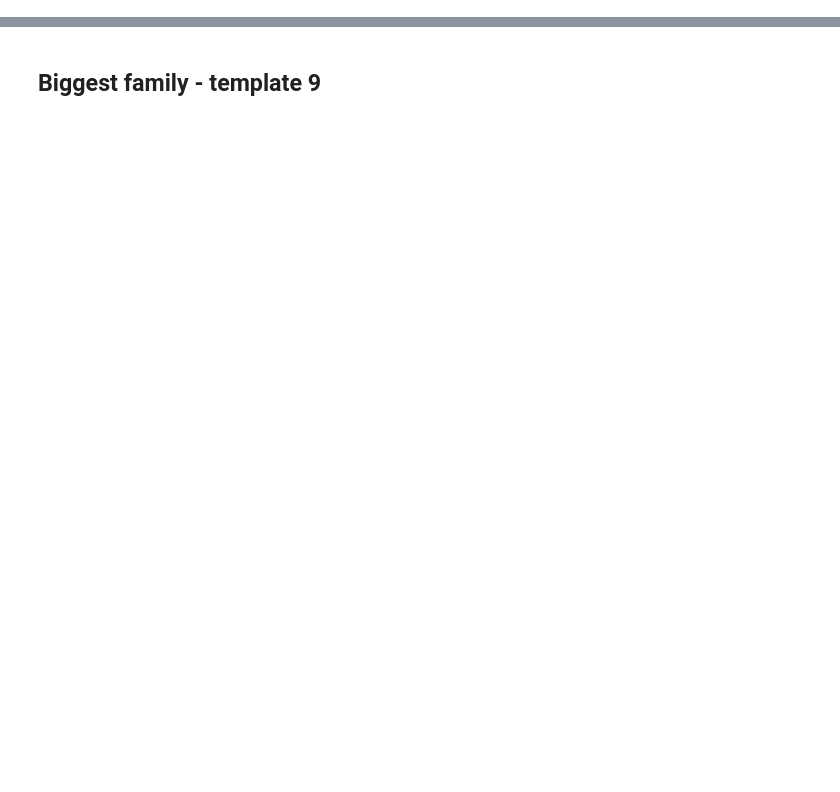
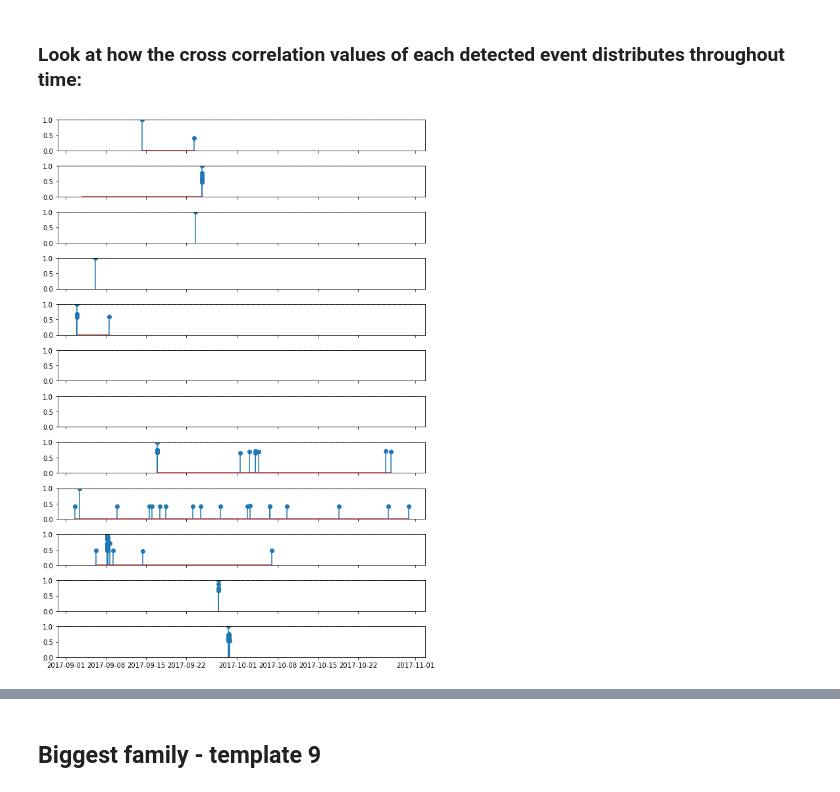
Before and after one commit to zoekrauss/endeavour_clustering, a Jupyter notebook: read_detections.ipynb, the cells around one changed output, grey strips where cells are left out. Cells and saved outputs as stored; diff of their text form; code cells hidden in the pictures; blank space fills up the shorter version.

```diff
--- a/read_detections.ipynb
+++ b/read_detections.ipynb
@@ -126,0 +119,23 @@ Family of 1 detections from template growclust16_ev520891
+# %% [markdown]
+### Look at how the cross correlation values of each detected event distributes throughout time:
+# %%
+fig = plt.figure(figsize=(10,15))
+axs = fig.subplots(len(party.families), 1, gridspec_kw={'hspace': 0.5},sharey=True,sharex=True)
+
+for i,family in enumerate(party):
+    times = [detection.detect_time.datetime for detection in family.detections]
+    vals = [detection.detect_val for detection in family.detections]
+    thresh = [detection.threshold for detection in family.detections]
+    chans = [detection.no_chans for detection in family.detections]
+    av_chan_corrs = []
+    for j,val in enumerate(vals):
+        av_chan_corrs.append((vals[j]/chans[j]))
+
+    if len(times) > 0:
+        axs[i].stem(times,av_chan_corrs)
+    axs[i].axhline(1,color='k',linestyle='--')
+    axs[i].set_ylim(0,1)
+    # axs[i].set_xlim(datetime(2017,9,8),datetime(2017,9,9))
+    # axs[i].set_xlim(datetime(2017,9,24),datetime(2017,9,25))
+# %% [output]
+[figure, added]
```
Also changed, not shown: parts of 30 cells of this notebook, 1 other file.
